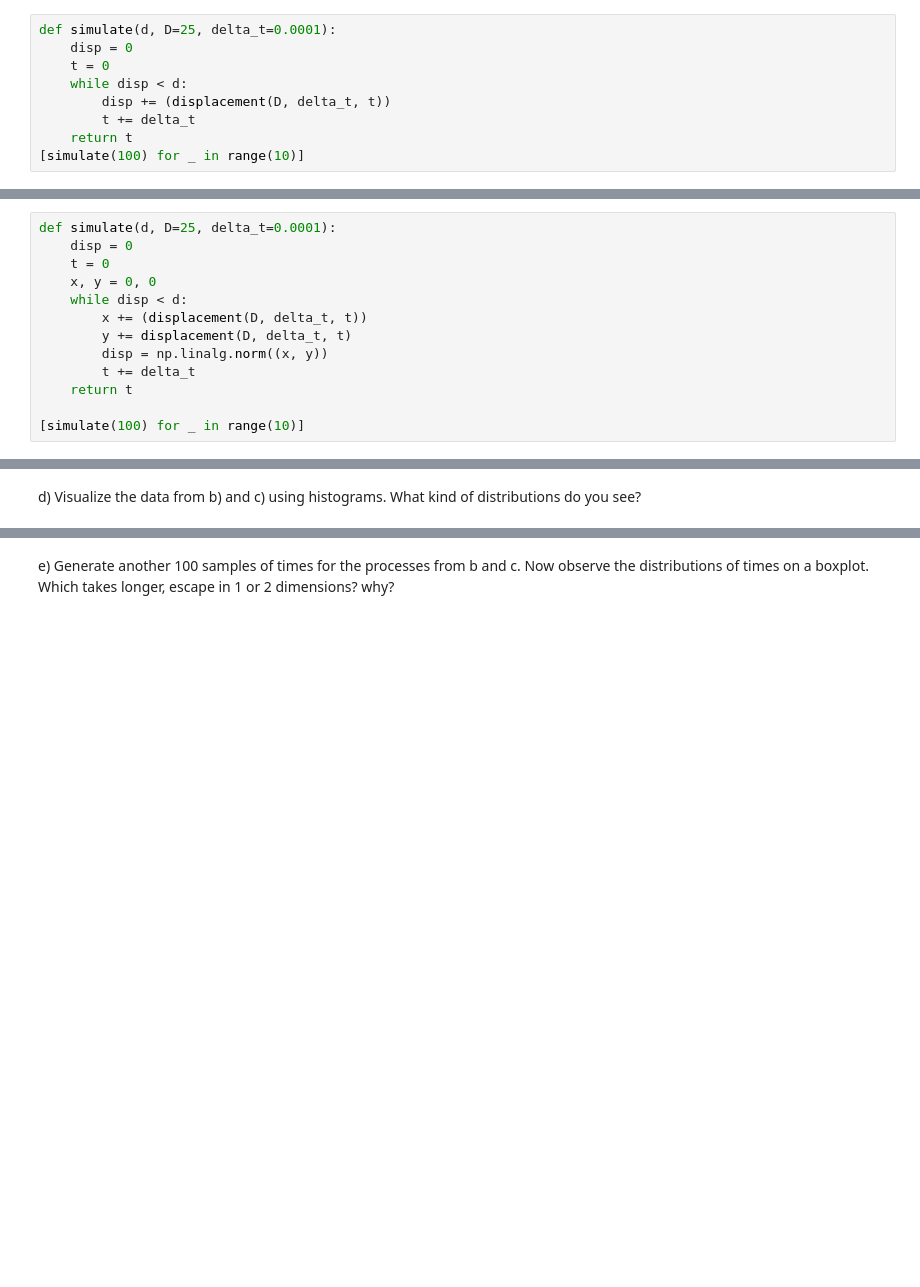
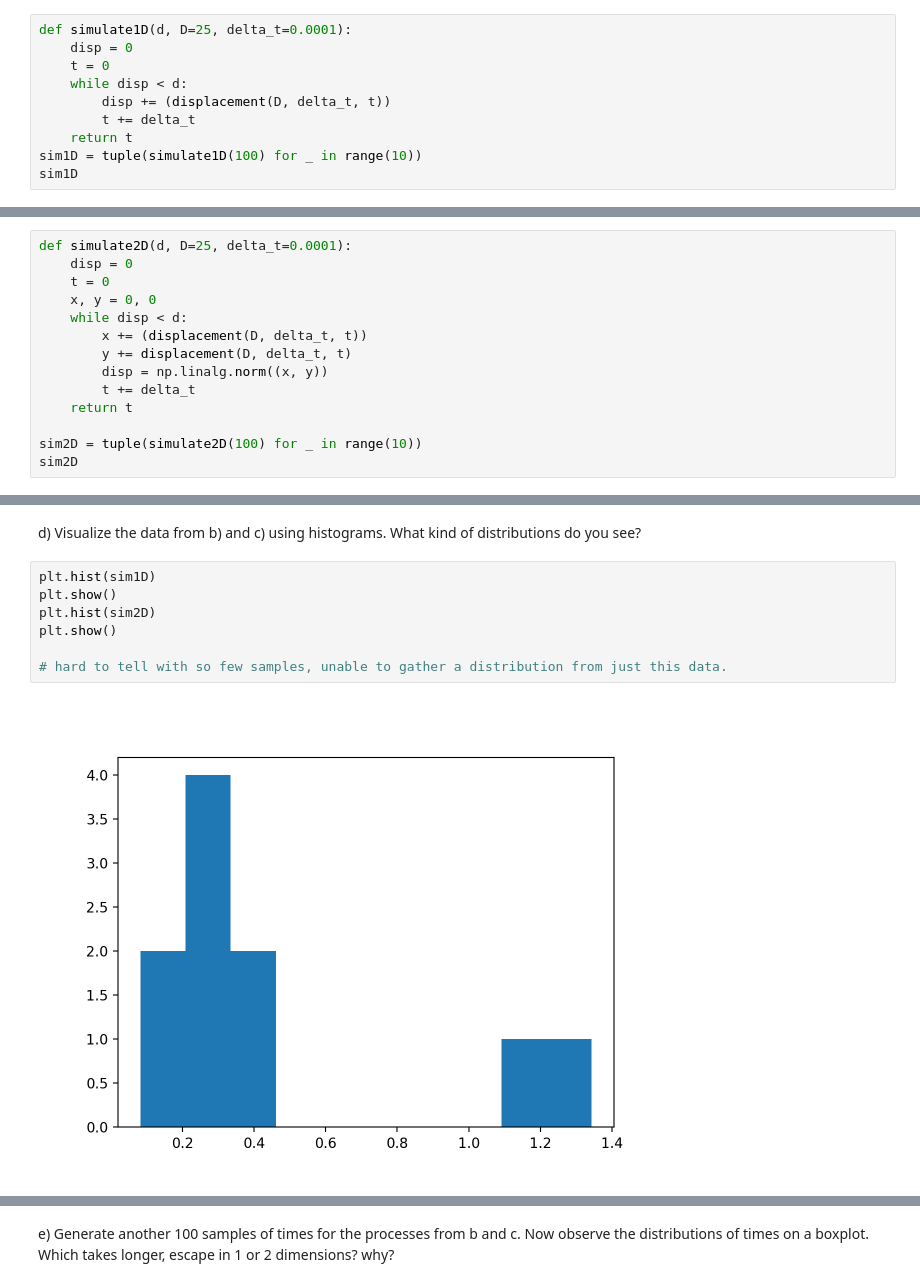
Before and after one commit to vivek-booshan/schulman, a Jupyter notebook: HW2/Homework2.ipynb, the cells around one changed output, grey strips where cells are left out. Cells and saved outputs as stored; diff of their text form; blank space fills up the shorter version.

```diff
--- a/HW2/Homework2.ipynb
+++ b/HW2/Homework2.ipynb
@@ -363,12 +485,13 @@ def displacement(D, delta_t, t_f):
 b) Write a Python function that takes an argument $d$ and simulates a particle until it reaches a distance at least $d$ from its initial position and returnst the time at which it moved at least distance $d$ away.
 Use this function to genearate 10 samples of the time it takes for a particle with diffusion constant $D = 25 $ $\mu m^2/s$  to move at least 100 $\mu m$ from its initial position using $\Delta t = 0.0001 s$.
 # %%
-def simulate(d, D=25, delta_t=0.0001):
+def simulate1D(d, D=25, delta_t=0.0001):
     disp = 0
     t = 0
     while disp < d:
         disp += (displacement(D, delta_t, t))
         t += delta_t
     return t
-[simulate(100) for _ in range(10)]
+sim1D = tuple(simulate1D(100) for _ in range(10))
+sim1D
 # %% [output]
@@ -390,7 +513,7 @@ $$y(t + \Delta t) = y(t) + \sqrt{2 \Delta t D} Z $$
 
 Extend your function in b) to sample the time it takes to move 100 $\mu m$ from an initial position in a 2-dimensional diffusion process. Generate 10 samples.
 # %%
-def simulate(d, D=25, delta_t=0.0001):
+def simulate2D(d, D=25, delta_t=0.0001):
     disp = 0
     t = 0
     x, y = 0, 0
@@ -401,5 +524,6 @@ def simulate(d, D=25, delta_t=0.0001):
         t += delta_t
     return t
 
-[simulate(100) for _ in range(10)]
+sim2D = tuple(simulate2D(100) for _ in range(10))
+sim2D
 # %% [output]
@@ -416,2 +540,11 @@ def simulate(d, D=25, delta_t=0.0001):
 # %% [markdown]
 d) Visualize the data from b) and c) using histograms.  What kind of distributions do you see?
+# %%
+plt.hist(sim1D)
+plt.show()
+plt.hist(sim2D)
+plt.show()
+
+# hard to tell with so few samples, unable to gather a distribution from just this data.
+# %% [output]
+[figure, added]
```
Also changed, not shown: parts of 16 cells of this notebook.
